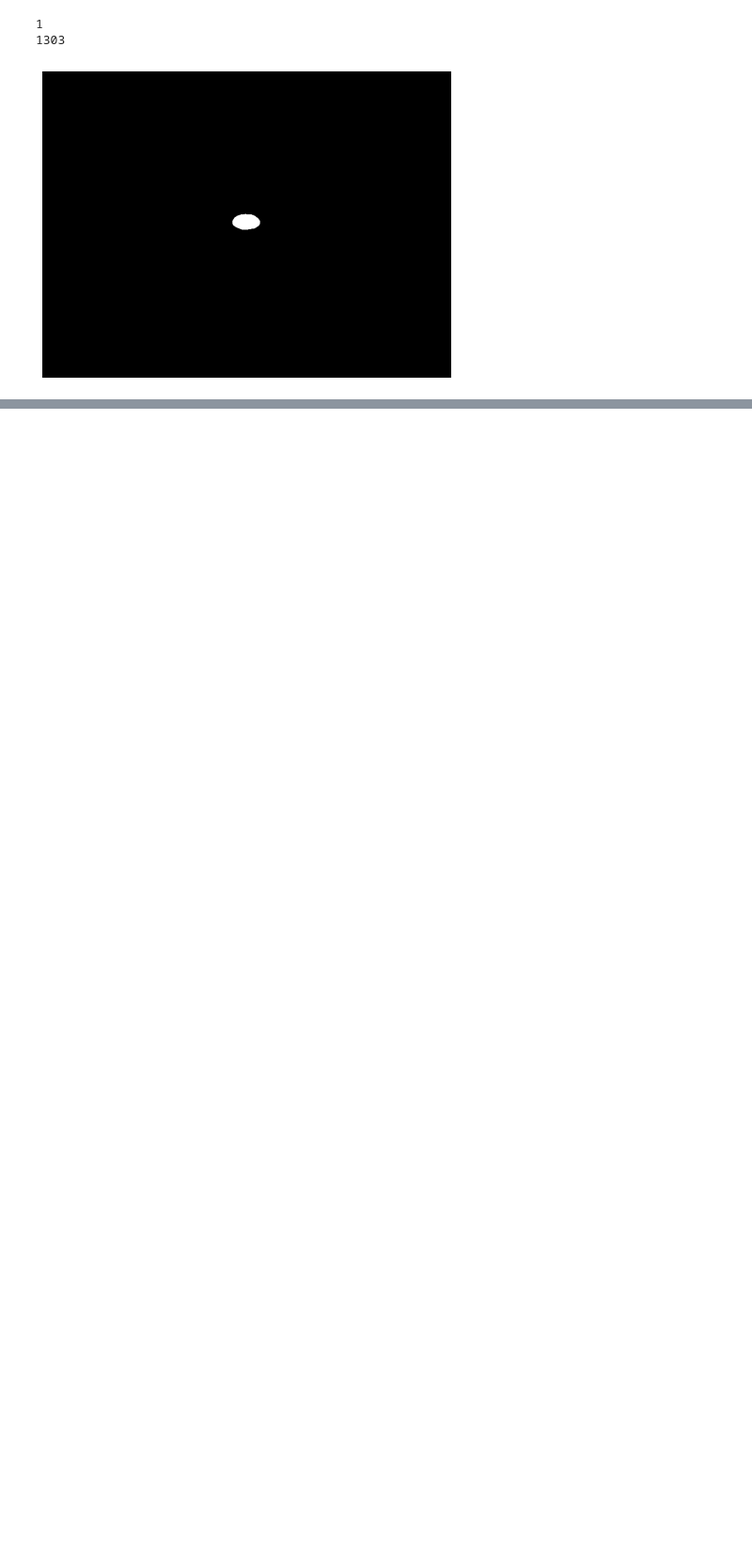
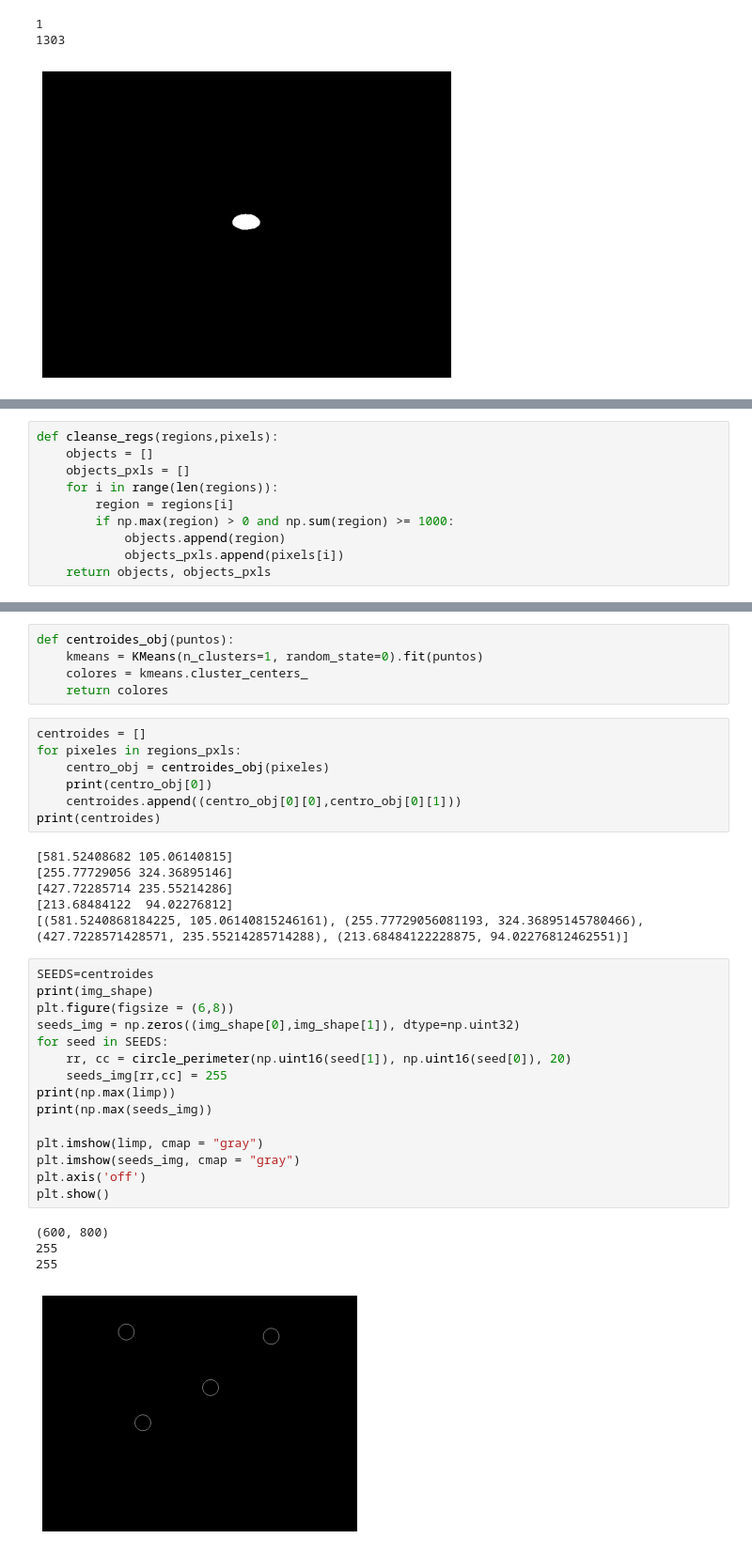
Before and after one commit to carlosjaravas/-Tarea_4_Vision, a Jupyter notebook: Tarea4.ipynb, the cells around one changed output, grey strips where cells are left out. Shown at 94% size. Saved outputs shown, nothing was run; the diff lists cells and outputs as text; blank space fills up the shorter version.

Commit message:
Centroides

```diff
--- a/Tarea4.ipynb
+++ b/Tarea4.ipynb
@@ -349,0 +422,10 @@ for region in regions:
+# %%
+def cleanse_regs(regions,pixels):
+    objects = []
+    objects_pxls = []
+    for i in range(len(regions)):
+        region = regions[i]
+        if np.max(region) > 0 and np.sum(region) >= 1000:
+            objects.append(region)
+            objects_pxls.append(pixels[i])
+    return objects, objects_pxls
@@ -349,0 +463,38 @@ for region in regions:
+# %%
+def centroides_obj(puntos):
+    kmeans = KMeans(n_clusters=1, random_state=0).fit(puntos)
+    colores = kmeans.cluster_centers_
+    return colores
+# %%
+centroides = []
+for pixeles in regions_pxls:
+    centro_obj = centroides_obj(pixeles)
+    print(centro_obj[0])
+    centroides.append((centro_obj[0][0],centro_obj[0][1]))
+print(centroides)
+# %% [output]
+[581.52408682 105.06140815]
+[255.77729056 324.36895146]
+[427.72285714 235.55214286]
+[213.68484122  94.02276812]
+[(581.5240868184225, 105.06140815246161), (255.77729056081193, 324.36895145780466), (427.7228571428571, 235.55214285714288), (213.68484122228875, 94.02276812462551)]
+# %%
+SEEDS=centroides
+print(img_shape)
+plt.figure(figsize = (6,8))
+seeds_img = np.zeros((img_shape[0],img_shape[1]), dtype=np.uint32)
+for seed in SEEDS:
+    rr, cc = circle_perimeter(np.uint16(seed[1]), np.uint16(seed[0]), 20)
+    seeds_img[rr,cc] = 255
+print(np.max(limp))
+print(np.max(seeds_img))
+
+plt.imshow(limp, cmap = "gray")
+plt.imshow(seeds_img, cmap = "gray")
+plt.axis('off')
+plt.show()
+# %% [output]
+(600, 800)
+255
+255
+[figure, added]
```
Also changed, not shown: parts of 5 cells of this notebook.
